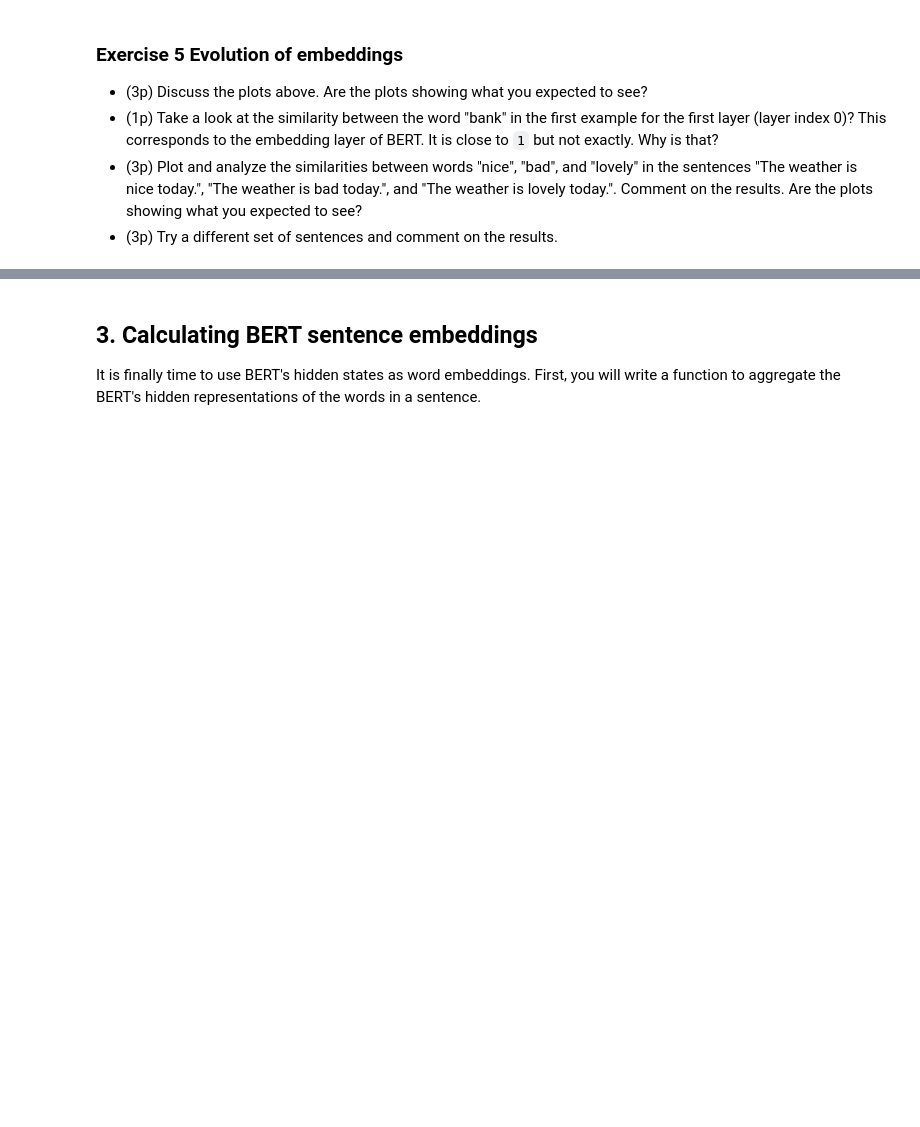
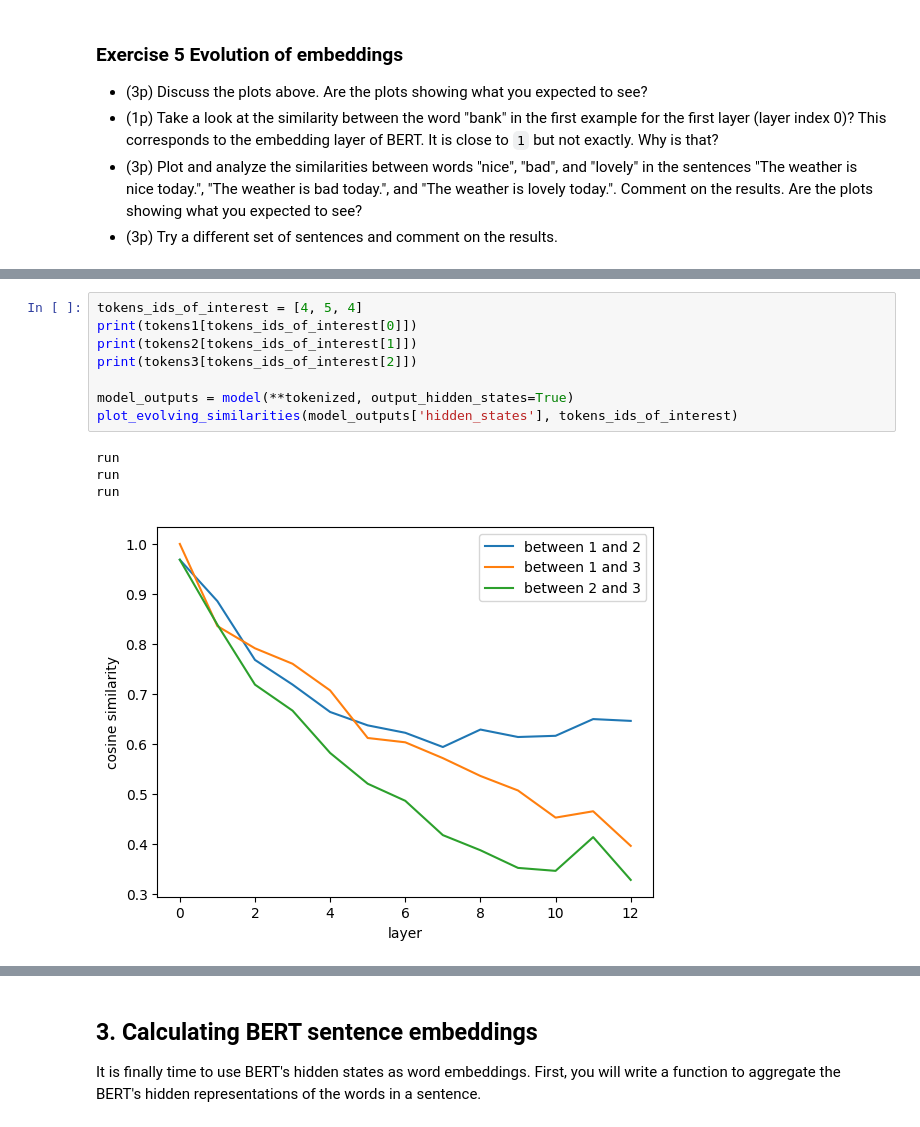
Before and after one commit to Tiimeeeyy/NLP, a Jupyter notebook: Notebooks/lab3_empty.ipynb, the cells around one changed output, grey strips where cells are left out. Cells and saved outputs as stored; diff of their text form; blank space fills up the shorter version.

```diff
--- a/Notebooks/lab3_empty.ipynb
+++ b/Notebooks/lab3_empty.ipynb
@@ -560,0 +751,13 @@ bank
+# %%
+tokens_ids_of_interest = [4, 5, 4]
+print(tokens1[tokens_ids_of_interest[0]])
+print(tokens2[tokens_ids_of_interest[1]])
+print(tokens3[tokens_ids_of_interest[2]])
+
+model_outputs = model(**tokenized, output_hidden_states=True)
+plot_evolving_similarities(model_outputs['hidden_states'], tokens_ids_of_interest)
+# %% [output]
+run
+run
+run
+[figure, added]
```
Also changed, not shown: parts of 64 cells of this notebook.
